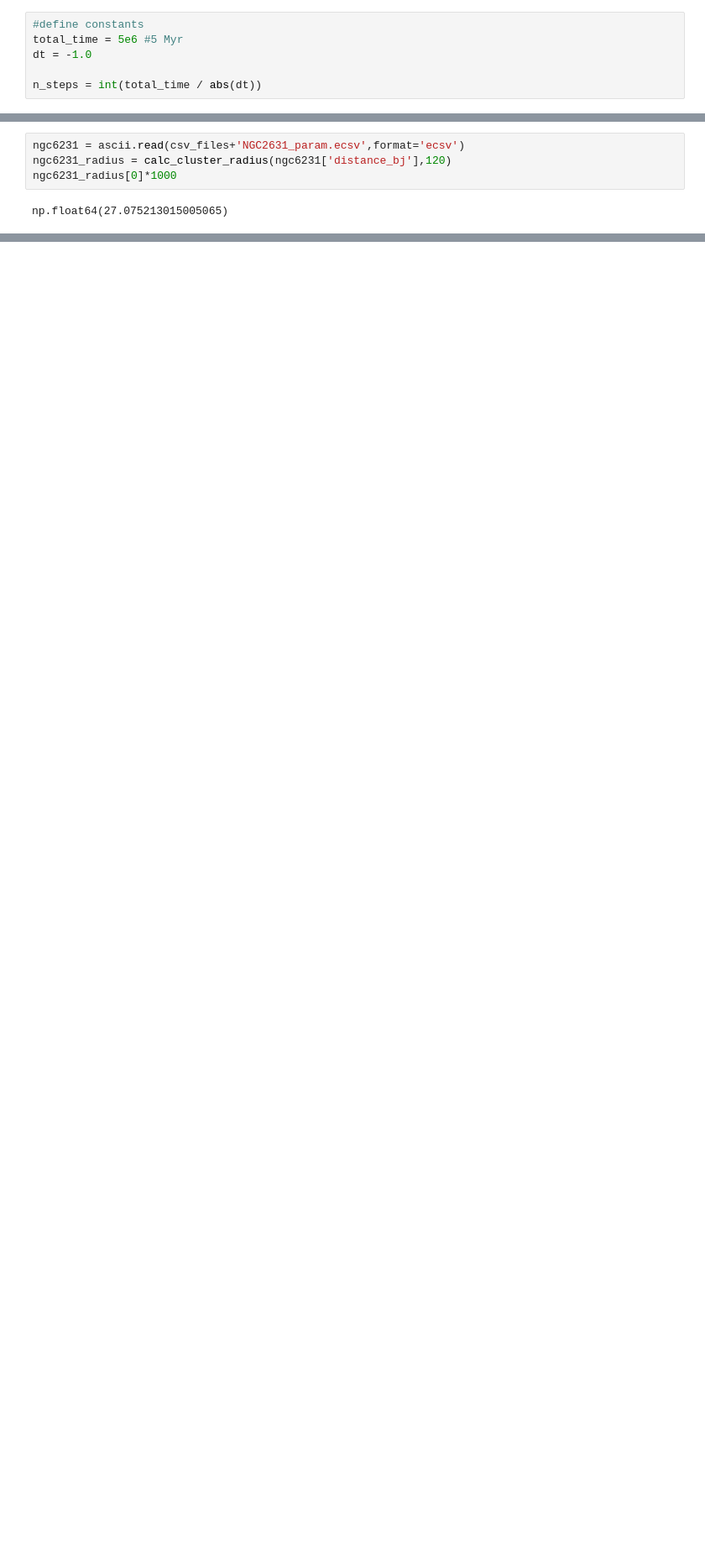
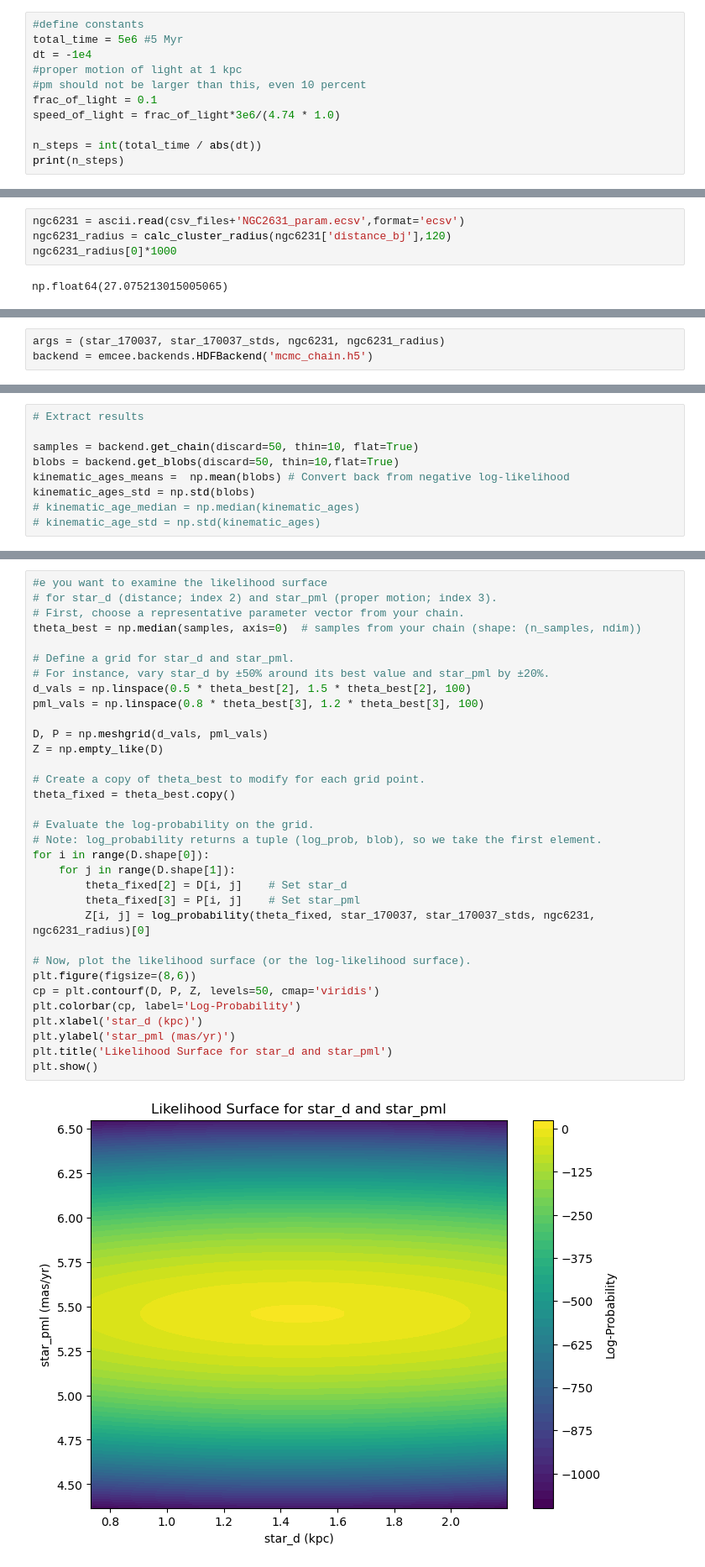
Before and after one commit to MantisShrimp2/Thesis-HMXB, a Jupyter notebook: Code/HMXB_MCMC.ipynb, the cells around one changed output, grey strips where cells are left out. Shown at 84% size. Drawn from its saved outputs; the diff is of its cells as text; blank space fills up the shorter version.

Commit message:
Update HMXB_MCMC.ipynb
verifed for 1700-37 and NGC 6231

```diff
--- a/Code/HMXB_MCMC.ipynb
+++ b/Code/HMXB_MCMC.ipynb
@@ -17,6 +24,11 @@ orbit_integrator = gi.LeapfrogIntegrator
 # %%
 #define constants
 total_time = 5e6 #5 Myr
-dt = -1.0
+dt = -1e4
+#proper motion of light at 1 kpc
+#pm should not be larger than this, even 10 percent
+frac_of_light = 0.1
+speed_of_light = frac_of_light*3e6/(4.74 * 1.0)
 
 n_steps = int(total_time / abs(dt))
+print(n_steps)
@@ -239,0 +214,3 @@ kinematic_age_std = np.std(kinematic_ages)
+# %%
+args = (star_170037, star_170037_stds, ngc6231, ngc6231_radius)
+backend = emcee.backends.HDFBackend('mcmc_chain.h5')
@@ -239,0 +229,9 @@ kinematic_age_std = np.std(kinematic_ages)
+# %%
+# Extract results
+
+samples = backend.get_chain(discard=50, thin=10, flat=True)
+blobs = backend.get_blobs(discard=50, thin=10,flat=True)
+kinematic_ages_means =  np.mean(blobs) # Convert back from negative log-likelihood
+kinematic_ages_std = np.std(blobs)
+# kinematic_age_median = np.median(kinematic_ages)
+# kinematic_age_std = np.std(kinematic_ages)
@@ -239,0 +261,35 @@ kinematic_age_std = np.std(kinematic_ages)
+# %%
+#e you want to examine the likelihood surface
+# for star_d (distance; index 2) and star_pml (proper motion; index 3).
+# First, choose a representative parameter vector from your chain.
+theta_best = np.median(samples, axis=0)  # samples from your chain (shape: (n_samples, ndim))
+
+# Define a grid for star_d and star_pml.
+# For instance, vary star_d by ±50% around its best value and star_pml by ±20%.
+d_vals = np.linspace(0.5 * theta_best[2], 1.5 * theta_best[2], 100)
+pml_vals = np.linspace(0.8 * theta_best[3], 1.2 * theta_best[3], 100)
+
+D, P = np.meshgrid(d_vals, pml_vals)
+Z = np.empty_like(D)
+
+# Create a copy of theta_best to modify for each grid point.
+theta_fixed = theta_best.copy()
+
+# Evaluate the log-probability on the grid.
+# Note: log_probability returns a tuple (log_prob, blob), so we take the first element.
+for i in range(D.shape[0]):
+    for j in range(D.shape[1]):
+        theta_fixed[2] = D[i, j]    # Set star_d
+        theta_fixed[3] = P[i, j]    # Set star_pml
+        Z[i, j] = log_probability(theta_fixed, star_170037, star_170037_stds, ngc6231, ngc6231_radius)[0]
+
+# Now, plot the likelihood surface (or the log-likelihood surface).
+plt.figure(figsize=(8,6))
+cp = plt.contourf(D, P, Z, levels=50, cmap='viridis')
+plt.colorbar(cp, label='Log-Probability')
+plt.xlabel('star_d (kpc)')
+plt.ylabel('star_pml (mas/yr)')
+plt.title('Likelihood Surface for star_d and star_pml')
+plt.show()
+# %% [output]
+[figure, added]
```
Also changed, not shown: parts of 20 cells of this notebook.
